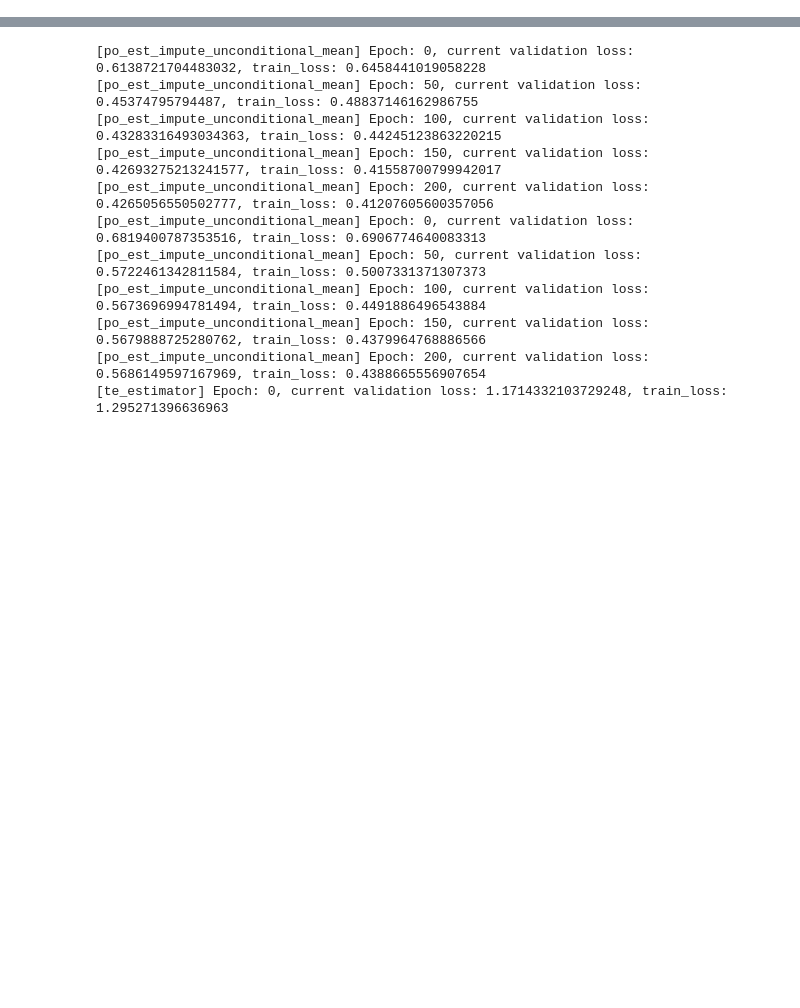
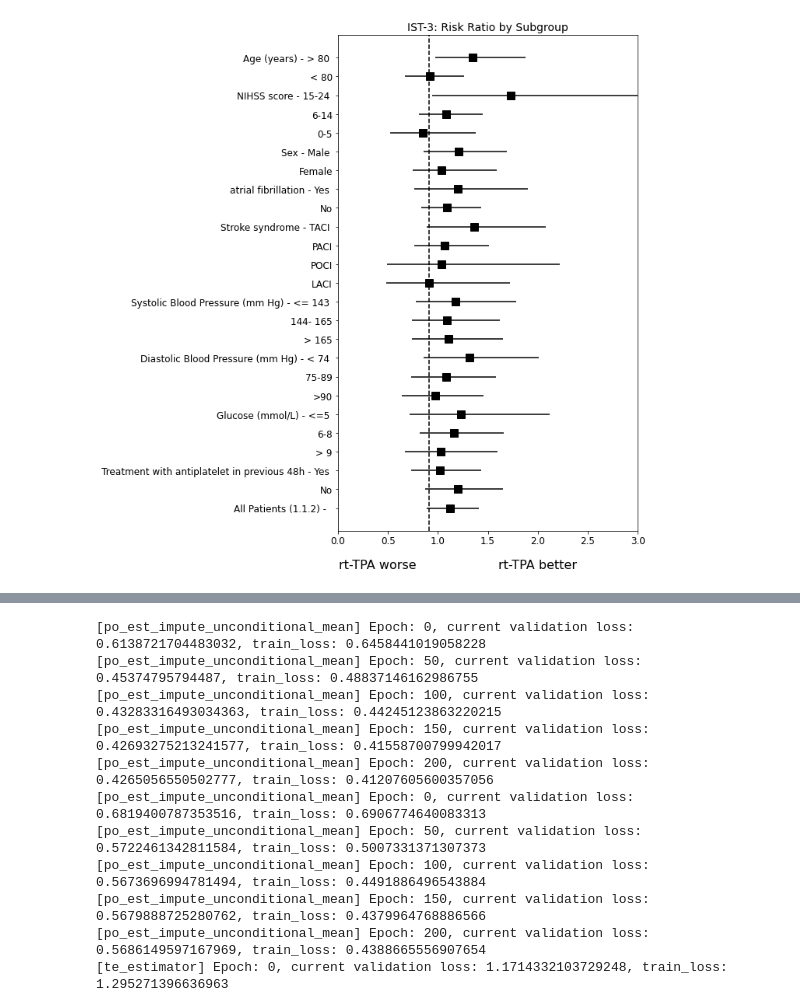
Before and after one commit to q8888620002/Explain_CATE, a Jupyter notebook: ist3.ipynb, the cells around one changed output, grey strips where cells are left out. Saved outputs shown, nothing was run; the diff lists cells and outputs as text; code cells hidden in the pictures; blank space fills up the shorter version.

```diff
--- a/ist3.ipynb
+++ b/ist3.ipynb
@@ -163,3 +237,96 @@ def normalize_data(x_train):
+# %%
+import matplotlib.pyplot as plt
+
+# Data
+data = [
+    ["", 1.12, 0.89, 1.41,"All Patients (1.1.2)"],
+
+    ["No", 1.20, 0.87,1.65, "Treatment with antiplatelet in previous 48h"],
+    ["Yes",1.02, 0.73,1.43, "Treatment with antiplatelet in previous 48h"],
+
+    ['> 9', 1.03, 0.67, 1.60,"Glucose (mmol/L)"],
+     ['6-8', 1.16, 0.82, 1.66,"Glucose (mmol/L)"],
+     ['<=5', 1.23, 0.72, 2.12,"Glucose (mmol/L)"],
+
+     ['>90', 0.97, 0.64, 1.46,"Diastolic Blood Pressure (mm Hg)"],
+     ['75-89', 1.08, 0.73, 1.58,"Diastolic Blood Pressure (mm Hg)"],
+      ['< 74', 1.32, 0.86, 2.01,"Diastolic Blood Pressure (mm Hg)"],
+
+      ['> 165', 1.11, 0.74, 1.65,"Systolic Blood Pressure (mm Hg)"],
+     ['144- 165', 1.09, 0.74, 1.62,"Systolic Blood Pressure (mm Hg)"],
+     ['<= 143', 1.18, 0.78, 1.78,"Systolic Blood Pressure (mm Hg)"],
+
+      ['LACI', 0.91, 0.48, 1.72,"Stroke syndrome"],
+      ['POCI', 1.04, 0.49, 2.22,"Stroke syndrome"],
+      ['PACI', 1.07, 0.76, 1.51,"Stroke syndrome"],
+      ['TACI', 1.36, 0.89, 2.08,"Stroke syndrome"],
+
+     ['No', 1.09, 0.83, 1.43,"atrial fibrillation"],
+     ['Yes', 1.20, 0.76, 1.90,"atrial fibrillation"],
+
+     ['Female', 1.04, 0.75, 1.59,"Sex"],
+     ['Male',1.21, 0.86, 1.69, "Sex"],
+
+     ['0-5', 0.85, 0.52, 1.38, 'NIHSS score'],
+     ['6-14', 1.08, 0.81, 1.45, 'NIHSS score'],
+     ['15-24',1.73, 0.94, 3.20, 'NIHSS score'],
+     # ['>25',7.43, 0.43, 12.9, 'NIHSS score'],
+
+     # ['>= 25',7.43, 0.43, 12.9, 'NIHSS'],
+
+     ["< 80",0.92, 0.67, 1.26 , "Age (years)"],
+     ["> 80", 1.35, 0.97, 1.88 , "Age (years)"]
+]
+
+labels, medians, mins, maxs, categories = zip(*data)
+
+# Compute the errors
+
+lower_err = [median - min_ for median, min_ in zip(medians, mins)]
+upper_err = [max_ - median for max_, median in zip(maxs, medians)]
+errors = [lower_err, upper_err]
+
+fig, ax = plt.subplots(figsize=(10,10))
+
+# Plotting
+y_range = range(len(labels))
+
+# Reversing order
+y_range = y_range[::-1]
+medians = medians[::-1]
+errors = [errors[0][::-1], errors[1][::-1]]
+
+plt.errorbar(medians, y_range, xerr=errors, fmt='s', color="black", markersize=10)
+
+# Set labels with category after range
+new_labels = []
+last_category = None
+for label, min_, max_, category in reversed(list(zip(labels, mins, maxs, categories))):
+    if category != last_category:
+        new_labels.append(f'{category} - {label} ')
+        last_category = category
+    else:
+        new_labels.append(f'{label}')
+
+ax.set_yticks(y_range)
+ax.set_yticklabels(new_labels, fontsize=12) # Larger font size here
+
+ax.tick_params(axis='x', labelsize=12) # Larger font size for x-axis ticks
+
+# Add custom text to the x-axis
+ax.text(0.4, -3.2, "rt-TPA worse", color="black", ha="center", fontsize=16) # Larger font size here
+ax.text(2.0, -3.2, "rt-TPA better", color="black", ha="center", fontsize=16) # Larger font size here
+
+# Add a vertical dashed line at x = 0.91
+ax.axvline(0.91, color='black', linestyle='--')
+ax.set_xlim(0, 3)
+
+
+plt.title("IST-3: Risk Ratio by Subgroup", size=14)
+plt.tight_layout()
+plt.show()
+# %% [output]
+[figure, added]
 # %%
 ist3 = pd.read_sas("data/datashare_aug2015.sas7bdat")
 
```
Also changed, not shown: parts of 20 cells of this notebook, 22 other files.
